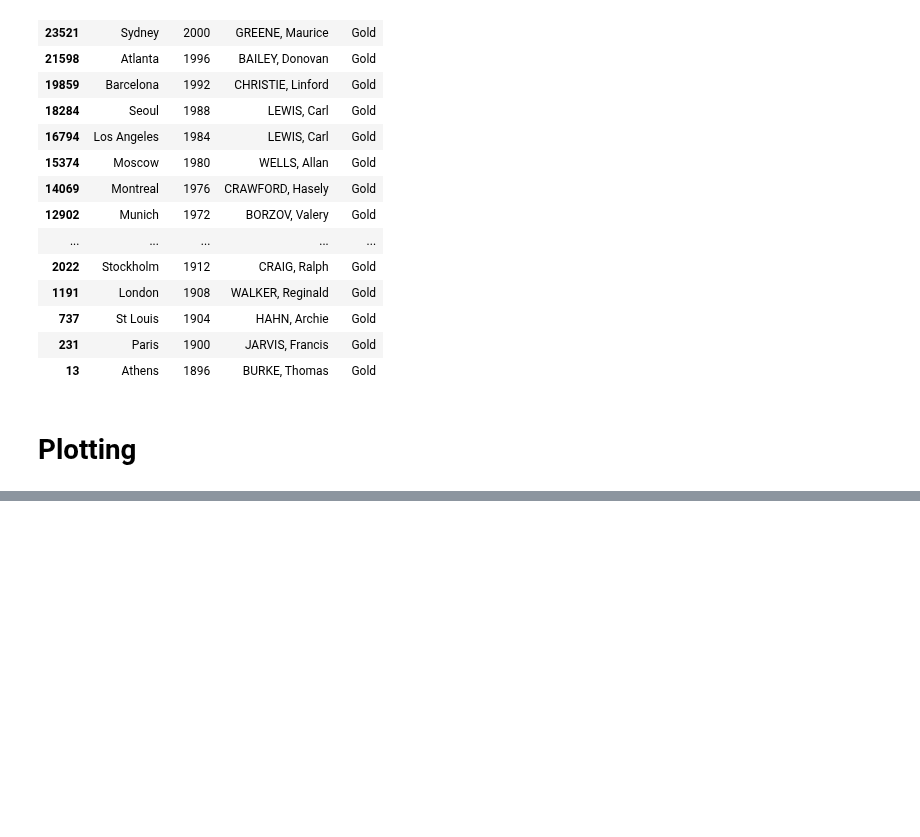
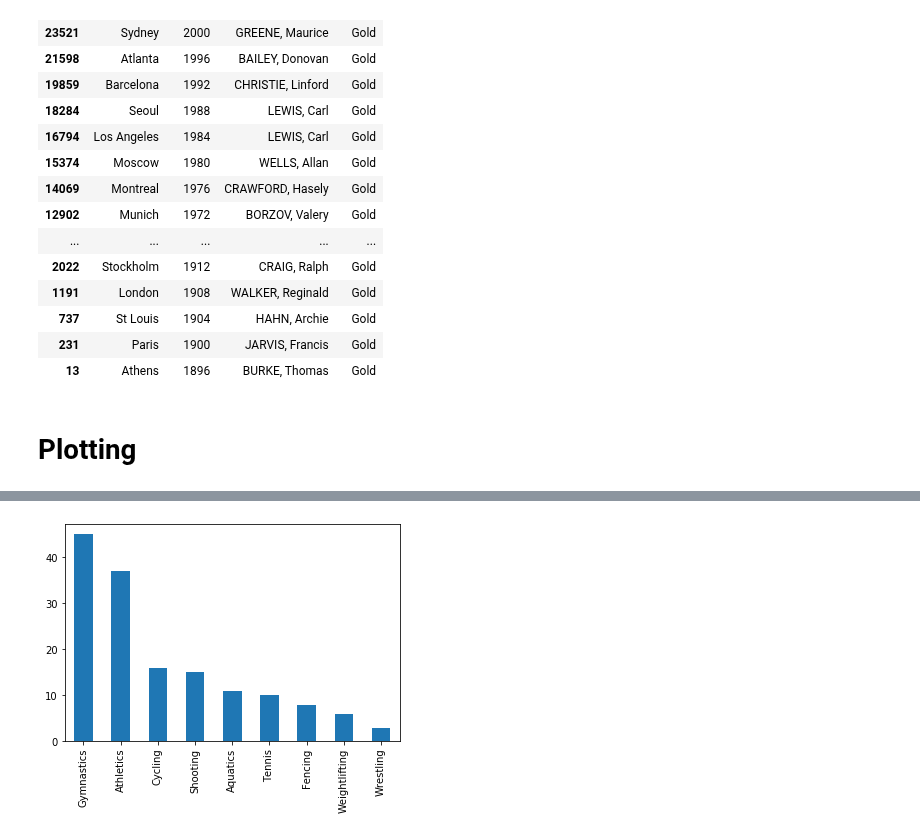
Before and after one commit to dariushazimi/notebooks, a Jupyter notebook: PandasTraining.ipynb, the cells around one changed output, grey strips where cells are left out. Saved outputs shown, nothing was run; the diff lists cells and outputs as text; code cells hidden in the pictures; blank space fills up the shorter version.

```diff
--- a/PandasTraining.ipynb
+++ b/PandasTraining.ipynb
@@ -421,0 +463,4 @@ import matplotlib.pyplot as plt
+# %%
+fo['Sport'].value_counts().plot(kind='bar');
+# %% [output]
+[figure, added]
```
Also changed, not shown: parts of 26 cells of this notebook.
